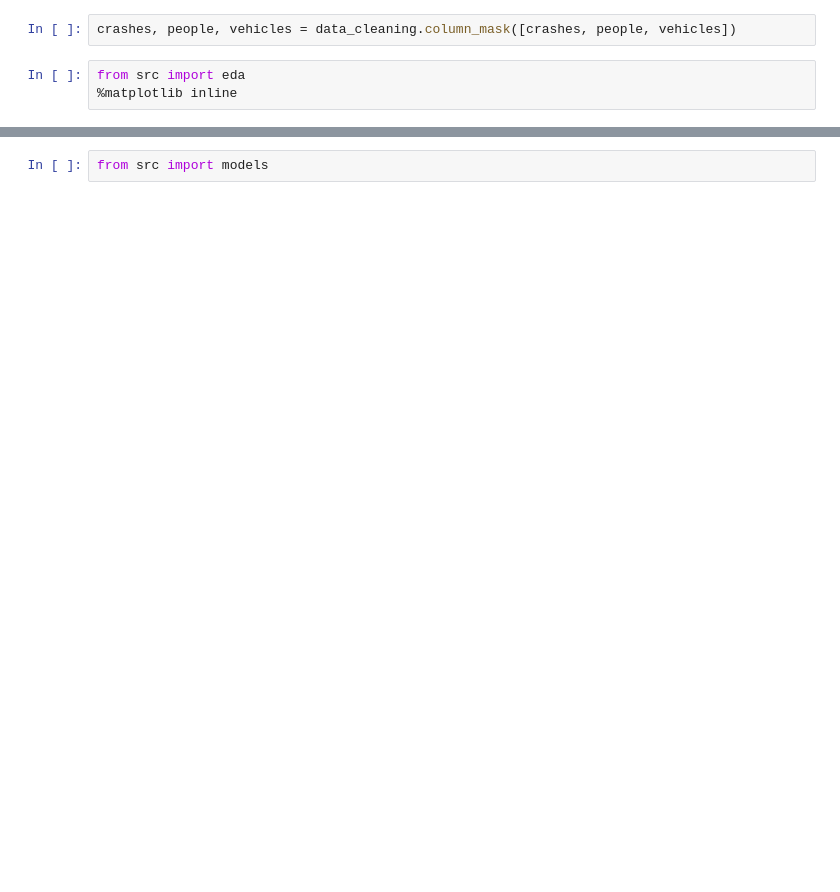
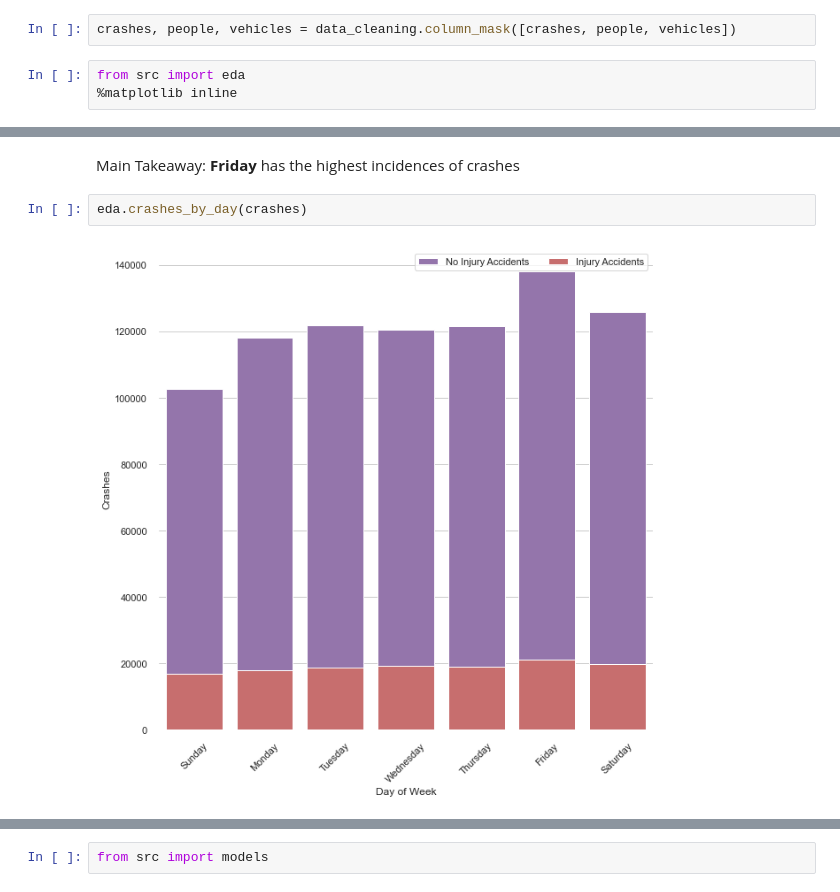
Before and after one commit to marcosvppfernandes/chicagoteam_quanggang, a Jupyter notebook: final_notebook.ipynb, the cells around one changed output, grey strips where cells are left out. Drawn from its saved outputs; the diff is of its cells as text; blank space fills up the shorter version.

```diff
--- a/final_notebook.ipynb
+++ b/final_notebook.ipynb
@@ -231,0 +233,6 @@ Name: injured, dtype: int64
+# %% [markdown]
+Main Takeaway: **Friday** has the highest incidences of crashes
+# %%
+eda.crashes_by_day(crashes)
+# %% [output]
+[figure, added]
```
Also changed, not shown: parts of 103 cells of this notebook, 3 other files.
